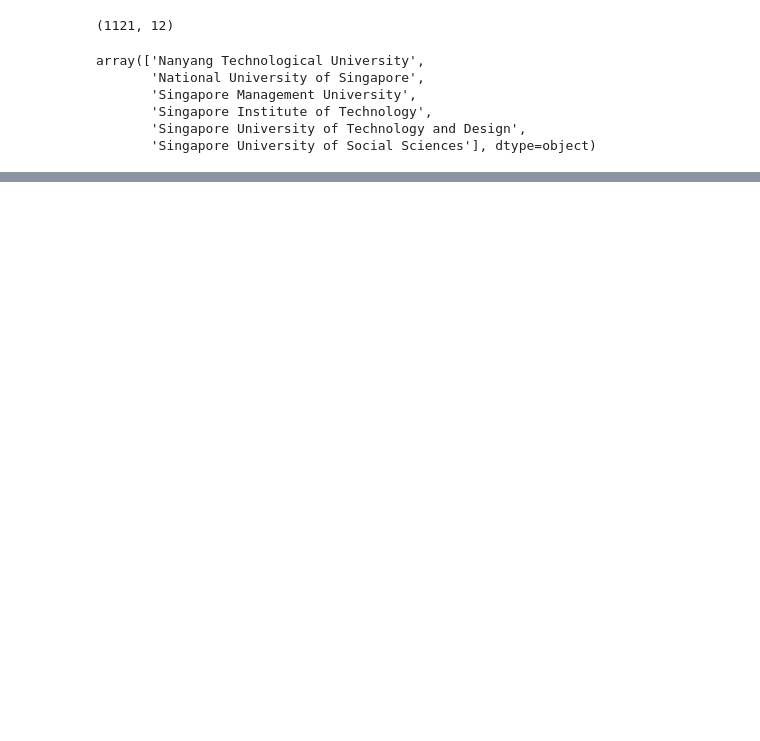
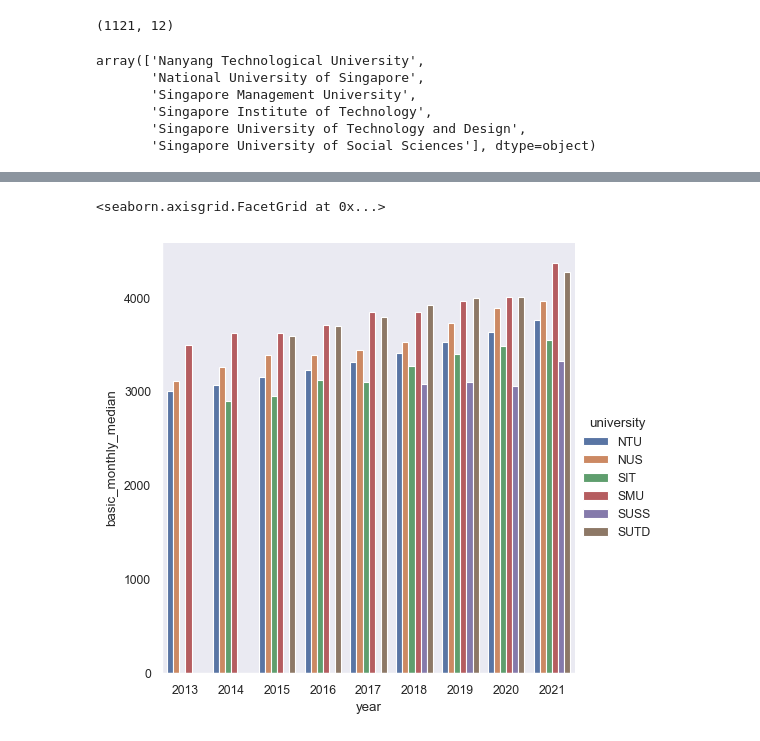
Before and after one commit to SPS-SP2273/learning-portfolio-XXX-X-XXX, a Jupyter notebook: pandas/pandas_(nice).ipynb, the cells around one changed output, grey strips where cells are left out. Cells and saved outputs as stored; diff of their text form; code cells hidden in the pictures; blank space fills up the shorter version.

```diff
--- a/pandas/pandas_(nice).ipynb
+++ b/pandas/pandas_(nice).ipynb
@@ -131,4 +127,6 @@ See the caveats in the documentation: https://pandas.pydata.org/pandas-docs/stab
 data = data.astype(new_type_info) #change types
 # %%
 #removing nan
-data.dropna(axis=1, inplace=True)
+data.dropna(axis=0, inplace=True)
+mask_for_nan = data.isna().any(axis=1)
+data[mask_for_nan]
@@ -151,0 +165,17 @@ data[data['year'] == 2013]
+# %%
+data.set_index('year', inplace=True) #I forgot if I used this or if this is important or not
+data.set_index('university', append=True, inplace=True)
+# %%
+#Generate Pivot Table
+data_pivot = pn.pivot_table(data, values='basic_monthly_median', index=['year','university'])
+# %%
+#Reset indexing so seaborn can interpret the data for a bar plot
+data_graph = data_pivot.reset_index()
+# %%
+#Q5 Generating plot w/ data above
+sns.set_context('paper')
+sns.set_style('dark')
+sns.catplot(data=data_graph, x='year', y='basic_monthly_median', hue='university', kind='bar')
+# %% [output]
+<seaborn.axisgrid.FacetGrid at 0x...>
+[figure, added]
```
Also changed, not shown: parts of 5 cells of this notebook, 1 other file.
